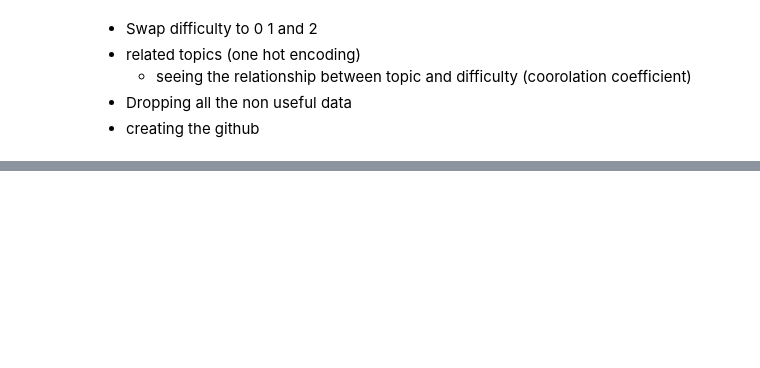
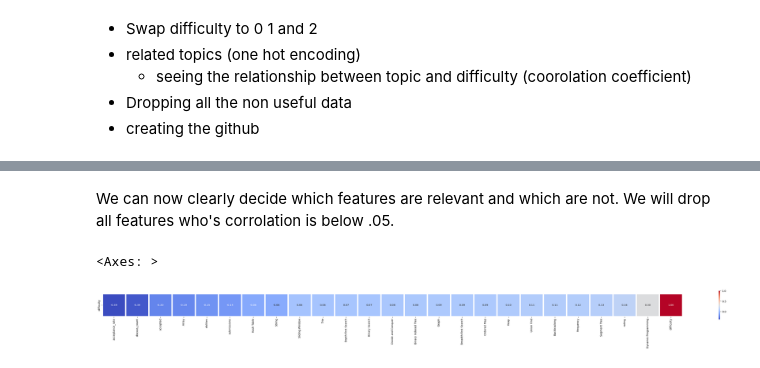
Before and after one commit to ruili4UCSD/CSE151A_WIN24_GROUP, a Jupyter notebook: ipynb/LeetcodeDataExploration.ipynb, the cells around one changed output, grey strips where cells are left out. Drawn from its saved outputs; the diff is of its cells as text; code cells hidden in the pictures; blank space fills up the shorter version.

```diff
--- a/ipynb/LeetcodeDataExploration.ipynb
+++ b/ipynb/LeetcodeDataExploration.ipynb
@@ -75,0 +225,10 @@ sns.pairplot(data, hue="difficulty")
+# %% [markdown]
+We can now clearly decide which features are relevant and which are not. We will drop all features who's corrolation is below .05.
+# %%
+#Drop values with a magnitude below .05
+relevant_feature_corr = difficulty_vs_all.loc[:, (abs(difficulty_vs_all) >= .05).T.difficulty]
+plt.figure(figsize=(50, 2))
+sns.heatmap(relevant_feature_corr, annot=True, fmt='.2f', cmap='coolwarm', square=True, linewidths=5)
+# %% [output]
+<Axes: >
+[figure, added]
```
Also changed, not shown: parts of 29 cells of this notebook.
